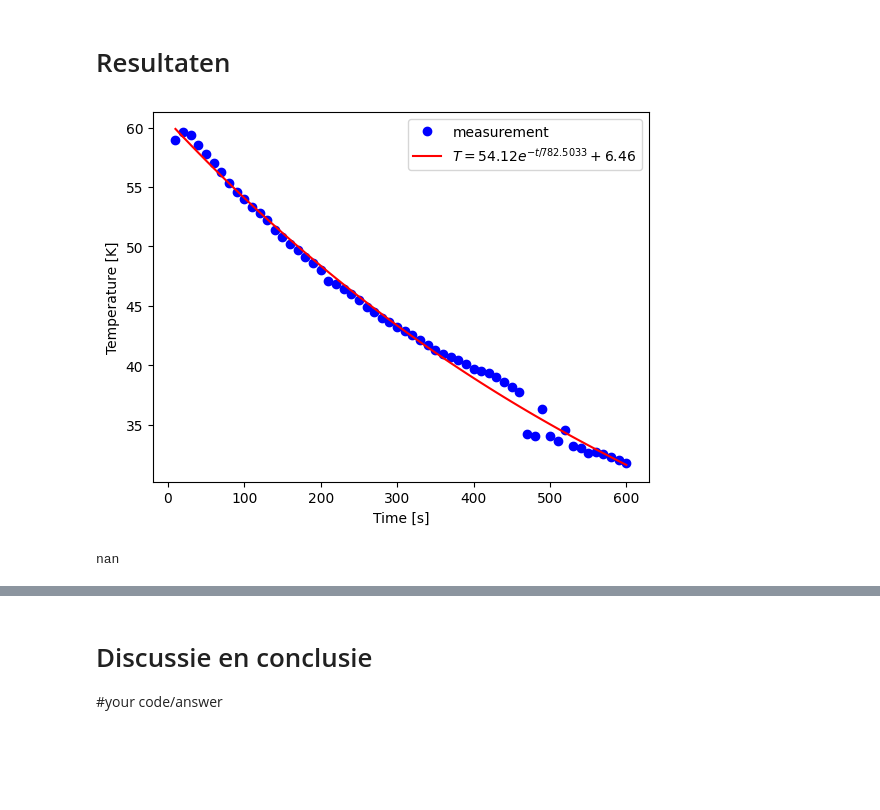
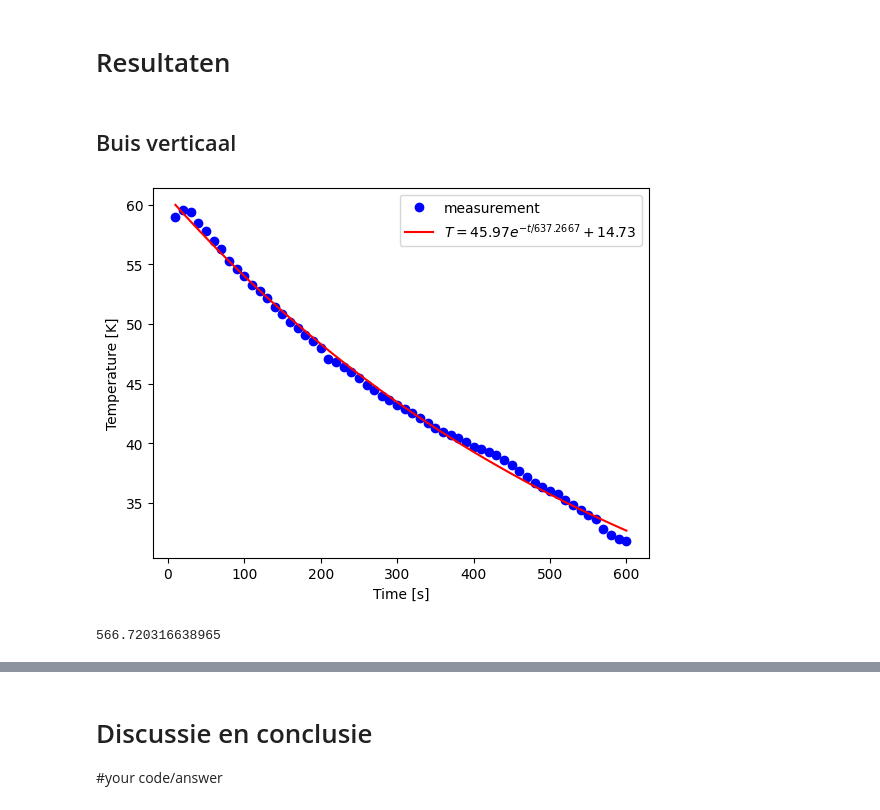
Before and after one commit to thaak123/19, a Jupyter notebook: Content/Labs/koelbuis.ipynb, the cells around one changed output, grey strips where cells are left out. Saved outputs shown, nothing was run; the diff lists cells and outputs as text; code cells hidden in the pictures; blank space fills up the shorter version.

```diff
--- a/Content/Labs/koelbuis.ipynb
+++ b/Content/Labs/koelbuis.ipynb
@@ -157,6 +157,8 @@ Zorg ervoor dat je de buis niet aanraakt terwijl deze warm is. De metalen buis g
 - Welk deel van de warmteoverdrachtscoëfficiënt verwacht je dat gegeven is door de geleiding, straling en convectie? Onderbouw je redenering.
 # %% [markdown]
 # Resultaten
+# %% [markdown]
+## Buis verticaal
 # %%
 # Hier de data en de analyse
 
@@ -170,8 +172,8 @@ def exp_func(t, A, tau, T_omg):
     # T_omg is de omgevingstemperatuur
     return (A * np.exp(-t/tau) + T_omg)
 
-buitenoppervlak = 0.0 # bepaal zelf in m^2
-warmtecapaciteit = 0.0 # bepaal de warmtecapaciteit in J/K
+buitenoppervlak = 0.000424684 # bepaal zelf in m^2
+warmtecapaciteit = 153.375476 # bepaal de warmtecapaciteit in J/K
 
 times = np.array([10, 20, 30, 40, 50, 60, 70, 80, 90, 100,
  110, 120, 130, 140, 150, 160, 170, 180, 190, 200,
@@ -184,37 +186,38 @@ temps = np.array([59, 59.6, 59.4, 58.5, 57.8, 57, 56.3, 55.3, 54.6, 54,
  53.3, 52.8, 52.2, 51.4, 50.8, 50.2, 49.7, 49.1, 48.6, 48,
  47.1, 46.8, 46.4, 46, 45.5, 44.9, 44.5, 44, 43.6, 43.2,
  42.9, 42.5, 42.1, 41.7, 41.3, 40.9, 40.7, 40.4, 40.1, 39.7,
- 39.5, 39.3, 39, 38.6, 38.2, 37.7, 34.2, 34, 36.3, 34,
- 33.6, 34.5, 33.2, 33, 32.6, 32.7, 32.5, 32.3, 32, 31.8]
+ 39.5, 39.3, 39, 38.6, 38.2, 37.7,
+ 37.2, 36.7, 36.3, 36.0, 35.7, 35.2, 34.8, 34.4, 34.0, 33.6,
+ 32.8, 32.3, 32, 31.8]
 )
 
 
 # pas beginwaardes aan naar schatting
 # Het aantal maxfev moet wellicht hoger voor goede convergentie van de waarde
 popt, pocv = curve_fit(exp_func, times, temps, p0=[50, 1000, 20], maxfev=5000)
 
 A_exp, tau_exp, T_omg_exp = popt
 
 y_fit = exp_func(times, *popt)
 
 plt.figure()
 plt.xlabel('Time [s]')
 plt.ylabel('Temperature [K]')
 
 plt.plot(times, temps, 'bo', label='measurement')
 plt.plot(times, y_fit, 'r-',
          label='$T = %0.2f e^{-t/%0.4f} + %0.2f$' % (A_exp, tau_exp, T_omg_exp))
 
 plt.legend()
 
 plt.show()
 
 h_exp = (warmtecapaciteit) / (tau_exp * buitenoppervlak)
 
 print(h_exp) # warmteoverdrachtscoëfficiënt in W/m^2 K
 # Sla figuren op met
 #
 # plt.savefig("Figuren/naam.png", dpi=450)
 # %% [output]
-[figure, old version]
+[figure, new version]
-nan
+566.720316638965
```
Also changed, not shown: parts of 2 cells of this notebook, 3 other files.
